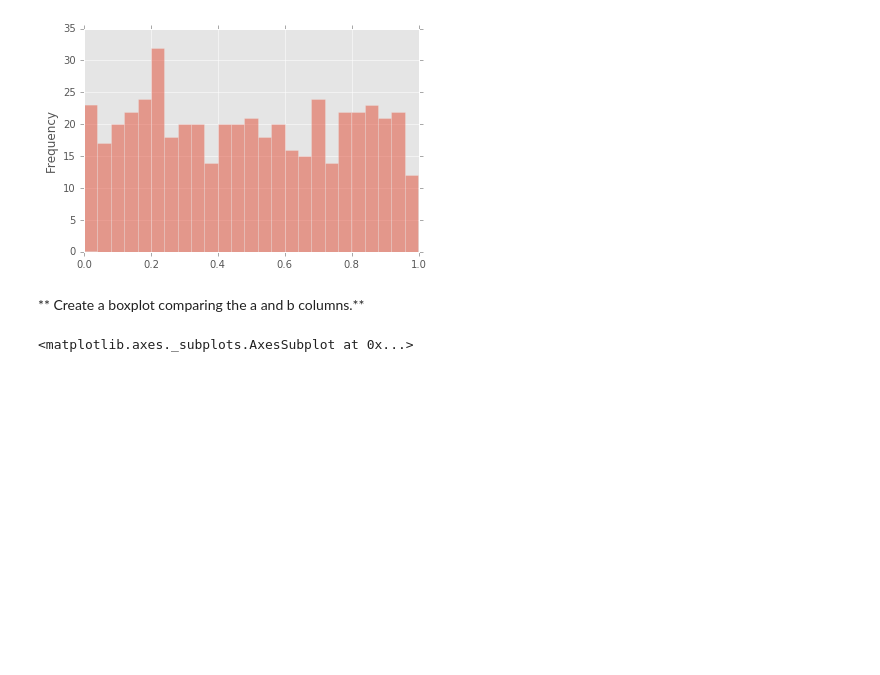
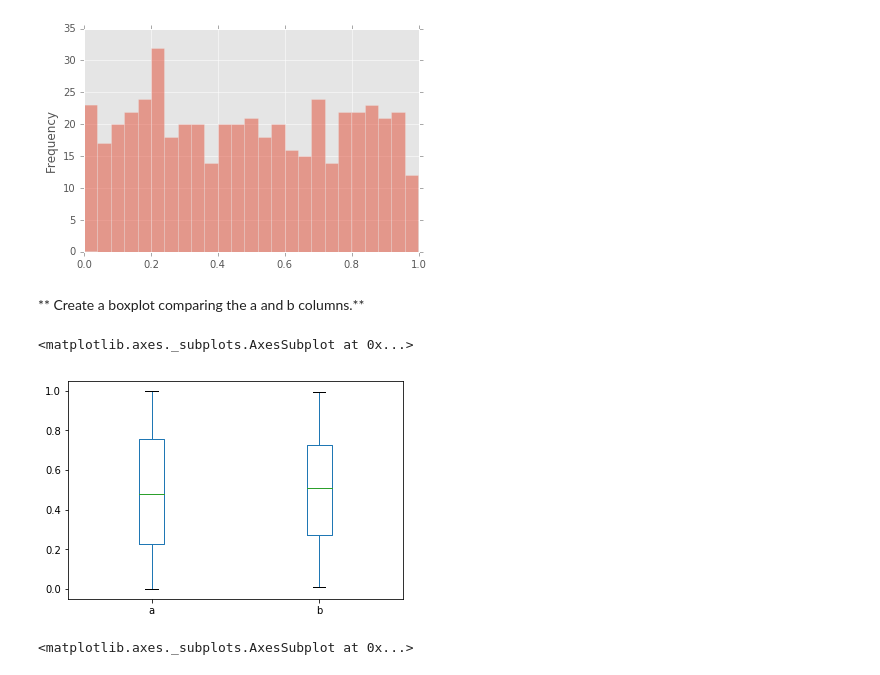
Before and after one commit to wcchang1019/Python-Data-Science-and-Machine-Learning-Bootcamp, a Jupyter notebook: Python-for-Data-Visualization/Pandas Built-in Data Viz/Pandas Data Visualization Exercise .ipynb, the cells around one changed output. Cells and saved outputs as stored; diff of their text form; code cells hidden in the pictures; blank space fills up the shorter version.

```diff
--- a/Python-for-Data-Visualization/Pandas Built-in Data Viz/Pandas Data Visualization Exercise .ipynb
+++ b/Python-for-Data-Visualization/Pandas Built-in Data Viz/Pandas Data Visualization Exercise .ipynb
@@ -67,6 +67,11 @@ df3['a'].plot.hist(color='red',bins=25,alpha=0.5)
 [figure]
 # %% [markdown]
 ** Create a boxplot comparing the a and b columns.**
+# %%
+df3[['a','b']].plot.box()
+# %% [output]
+<matplotlib.axes._subplots.AxesSubplot at 0x...>
+[figure, added]
 # %%
 # %% [output]
 <matplotlib.axes._subplots.AxesSubplot at 0x...>
```
Also changed, not shown: parts of 3 cells of this notebook, 3 other files.
